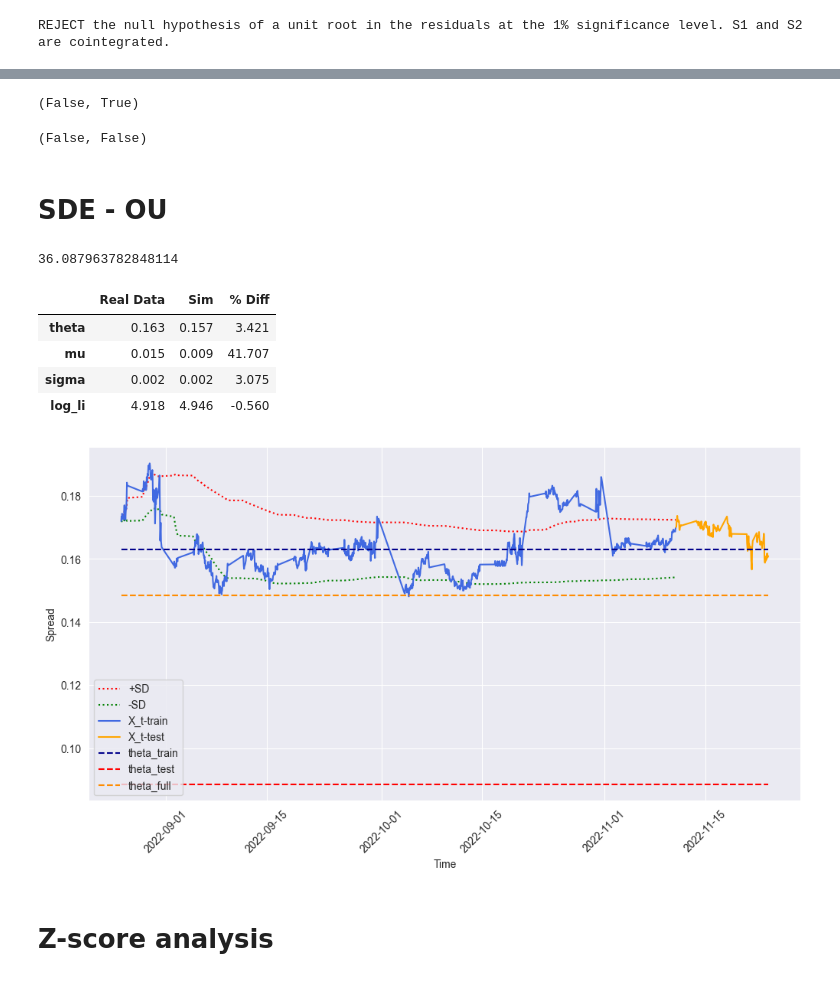
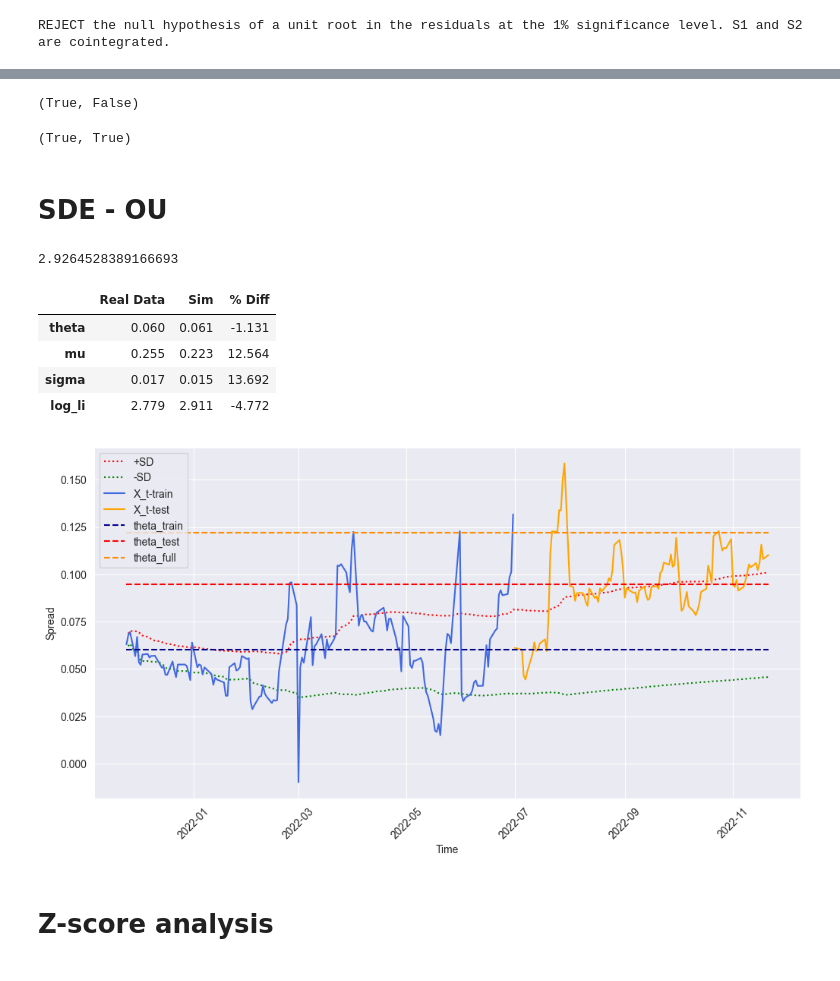
Before and after one commit to webclinic017/trading-40, a Jupyter notebook: algo/mean_reversion/strat_mr_ou_process_pnl.ipynb, the cells around one changed output, grey strips where cells are left out. Saved outputs shown, nothing was run; the diff lists cells and outputs as text; code cells hidden in the pictures.

```diff
--- a/algo/mean_reversion/strat_mr_ou_process_pnl.ipynb
+++ b/algo/mean_reversion/strat_mr_ou_process_pnl.ipynb
@@ -15,8 +15,8 @@ from etl.yfinance_data import get_pairs_data
 
 sns.set_style("darkgrid")
 # %%
-interval = "1h"
-# interval = "1d"
+# interval = "1h"
+interval = "1d"
 interval_map = {
     "1m": timedelta(minutes=60*24*7),
     "1h": timedelta(hours=24*90),
@@ -25,7 +25,9 @@ interval_map = {
 test_size_map = {
     "1m": int(60*2),
     "1h": int(24*7),  # Good - 1 week horizon.
-    "1d": 30,
+    # "1h": int(24*25),  # For testing theta
+    # "1d": 30,
+    "1d": 100,
 }
 
 num_test = test_size_map[interval]
@@ -182,7 +185,7 @@ trace0, trace1 = cj.lr1
 # Did we pass the Johansen Test? - Require: (True, True).
 trace0 > trace0_cv_95, trace1 > trace1_cv_95
 # %% [output]
-(False, True)
+(True, False)
 # %%
 # Augmented Engle-Granger two-step cointegration test. Test in both directions.
 coint_t_stat_1, p_value_1 = coint(df["S1"], df["S2"], trend="c")[:2]
@@ -191,7 +194,7 @@ coint_t_stat_2, p_value_2 = coint(df["S2"], df["S1"], trend="c")[:2]
 # Did we pass the Engle-Granger Test? - Require: (True, True).
 p_value_1 < p_value, p_value_2 < p_value
 # %% [output]
-(False, False)
+(True, True)
 # %% [markdown]
 # SDE - OU
 # %%
@@ -201,7 +204,7 @@ from algo.sde.ornstein_uhlenbeck_optimisation import estimate_halflife_ou
 spread = df["spread"]
 estimate_halflife_ou(spread)
 # %% [output]
-36.087963782848114
+2.9264528389166693
 # %%
 # Test against own OU simulation
 from algo.sde.ornstein_uhlenbeck import OrnsteinUhlenbeck
@@ -241,34 +244,35 @@ df_summary = sim_results(ou_params, ou_params_sim)
 df_summary.round(3)
 # %% [output]
 |  | Real Data | Sim | % Diff |
-| theta | 0.163 | 0.157 | 3.421 |
-| mu | 0.015 | 0.009 | 41.707 |
-| sigma | 0.002 | 0.002 | 3.075 |
-| log_li | 4.918 | 4.946 | -0.560 |
+| theta | 0.060 | 0.061 | -1.131 |
+| mu | 0.255 | 0.223 | 12.564 |
+| sigma | 0.017 | 0.015 | 13.692 |
+| log_li | 2.779 | 2.911 | -4.772 |
 # %%
 xmin = df_full.index[0]
 xmax = df_full.index[-1]
 
 # For interest
+df_full["spread"] = alpha*df_full["S1"] - beta*df_full["S2"]
 num_sd = 1.0
-df["UB"] = df["spread"].expanding().mean() + num_sd * df["spread"].expanding().std()
-df["LB"] = df["spread"].expanding().mean() - num_sd * df["spread"].expanding().std()
-plt.plot(df.index, df["UB"], linestyle="dotted", color="r", label="+SD")
-plt.plot(df.index, df["LB"], linestyle="dotted", color="g", label="-SD")
+df_full["UB"] = df_full["spread"].expanding().mean() + num_sd * df_full["spread"].expanding().std()
+df_full["LB"] = df_full["spread"].expanding().mean() - num_sd * df_full["spread"].expanding().std()
+plt.plot(df_full.index, df_full["UB"], linestyle="dotted", color="r", label="+SD")
+plt.plot(df_full.index, df_full["LB"], linestyle="dotted", color="g", label="-SD")
 
 
 plt.plot(df.index, df["spread"], color="royalblue", label="X_t-train")
 plt.plot(df_test.index, df_test["spread"], color="orange", label="X_t-test")
 plt.hlines(hp_train.ou_params.theta, xmin=xmin, xmax=xmax, color="darkblue", linestyle="dashed", label="theta_train")
 plt.hlines(hp_test.ou_params.theta, xmin=xmin, xmax=xmax, color="red", linestyle="dashed", label="theta_test")
 plt.hlines(hp_full.ou_params.theta, xmin=xmin, xmax=xmax, color="darkorange", linestyle="dashed", label="theta_full")
 plt.legend()
 plt.xlabel("Time")
 plt.ylabel("Spread")
 plt.xticks(rotation=45)
 plt.show()
 # %% [output]
-[figure, old version]
+[figure, new version]
 # %% [markdown]
 # Z-score analysis
 # %%
```
Also changed, not shown: parts of 12 cells of this notebook.
